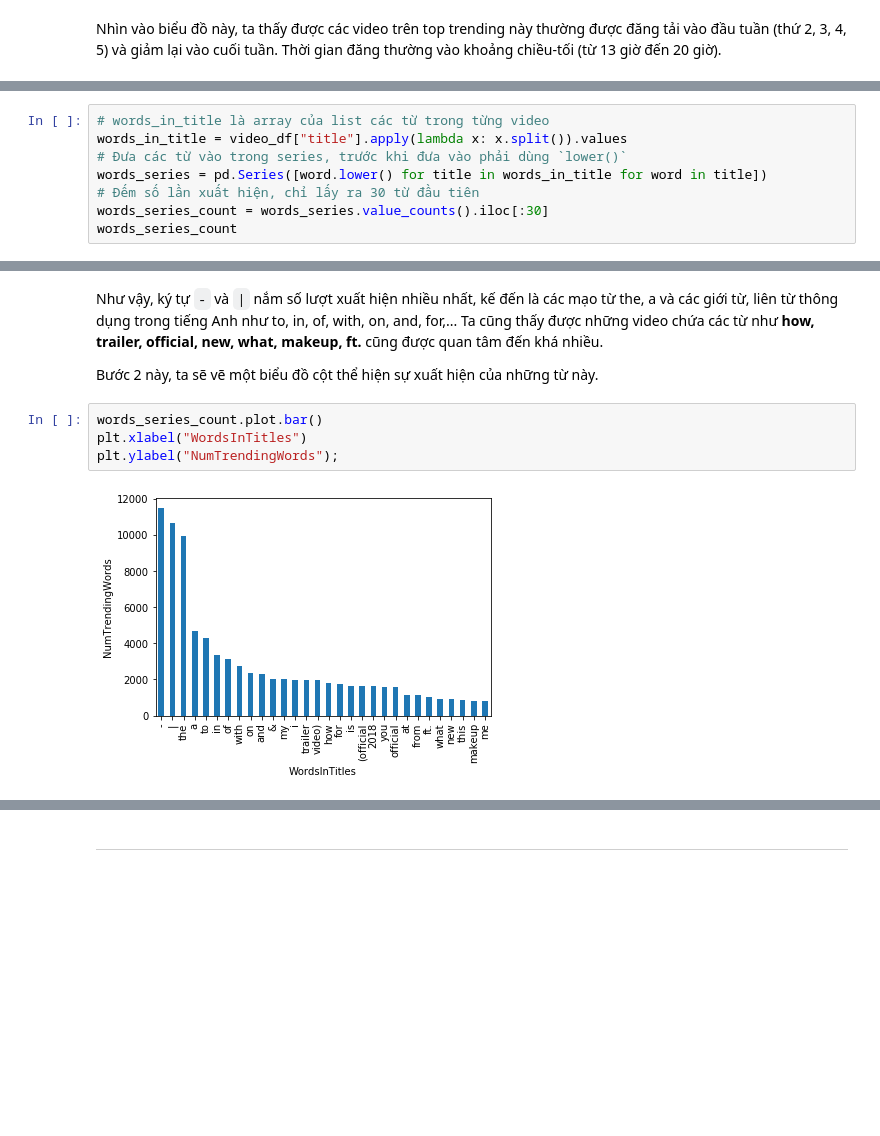
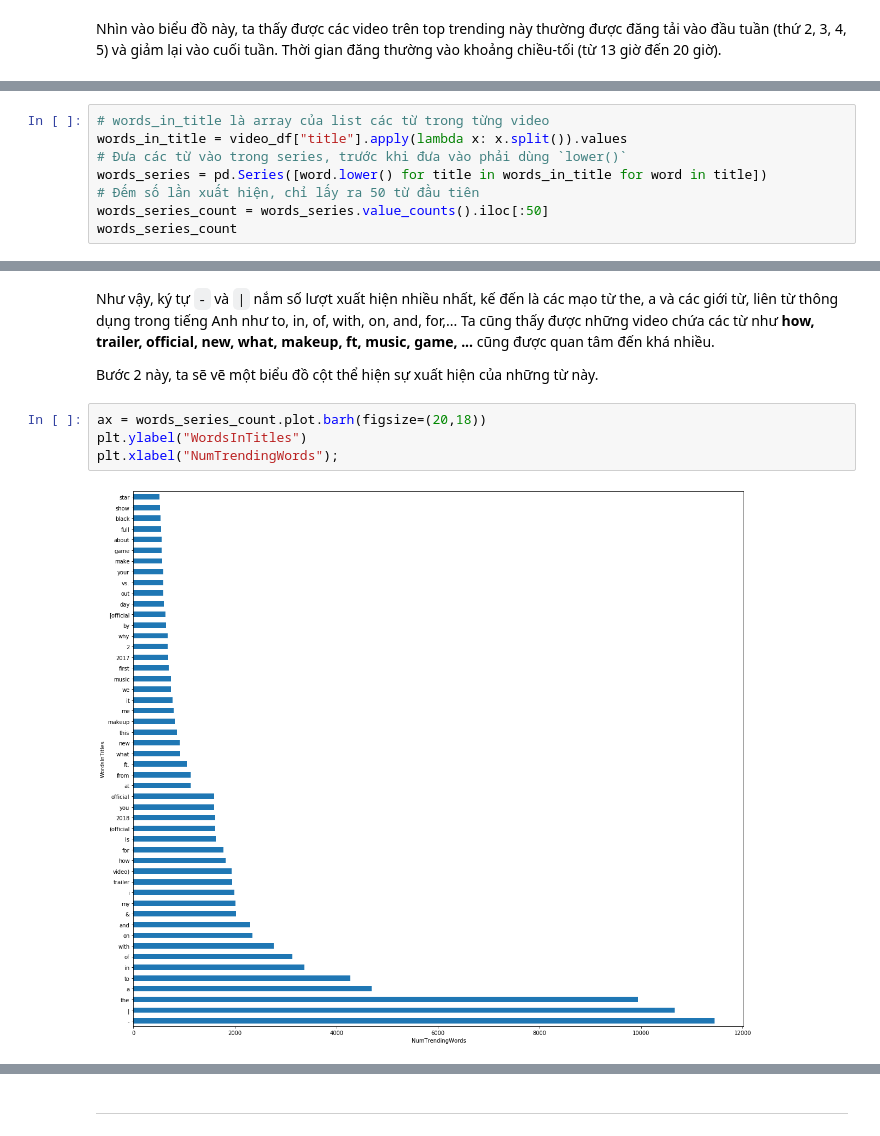
Before and after one commit to vhoaian/LTKHDL_CK, a Jupyter notebook: 1712265-VoHoaiAn.ipynb, the cells around one changed output, grey strips where cells are left out. Saved outputs shown, nothing was run; the diff lists cells and outputs as text; blank space fills up the shorter version.

```diff
--- a/1712265-VoHoaiAn.ipynb
+++ b/1712265-VoHoaiAn.ipynb
@@ -352,8 +373,8 @@ Nhìn vào biểu đồ này, ta thấy được các video trên top trending n
 words_in_title = video_df["title"].apply(lambda x: x.split()).values
 # Đưa các từ vào trong series, trước khi đưa vào phải dùng `lower()`
 words_series = pd.Series([word.lower() for title in words_in_title for word in title])
-# Đếm số lần xuất hiện, chỉ lấy ra 30 từ đầu tiên
-words_series_count = words_series.value_counts().iloc[:30]
+# Đếm số lần xuất hiện, chỉ lấy ra 50 từ đầu tiên
+words_series_count = words_series.value_counts().iloc[:50]
 words_series_count
 # %% [output]
 -            11452
@@ -375,12 +396,12 @@ me             789
 dtype: int64
 # %% [markdown]
 Như vậy, ký tự `-` và `|` nắm số lượt xuất hiện nhiều nhất, kế đến là các mạo từ the, a và các giới từ, liên từ thông dụng trong tiếng Anh như to, in, of, with, on, and, for,...
-Ta cũng thấy được những video chứa các từ như **how, trailer, official, new, what, makeup, ft.** cũng được quan tâm đến khá nhiều.
+Ta cũng thấy được những video chứa các từ như **how, trailer, official, new, what, makeup, ft, music, game, ...** cũng được quan tâm đến khá nhiều.
 
 Bước 2 này, ta sẽ vẽ một biểu đồ cột thể hiện sự xuất hiện của những từ này.
-# %%
-words_series_count.plot.bar()
-plt.xlabel("WordsInTitles")
-plt.ylabel("NumTrendingWords");
-# %% [output]
-[figure, removed]
+# %%
+ax = words_series_count.plot.barh(figsize=(20,18))
+plt.ylabel("WordsInTitles")
+plt.xlabel("NumTrendingWords");
+# %% [output]
+[figure, added]
```
Also changed, not shown: parts of 20 cells of this notebook.
